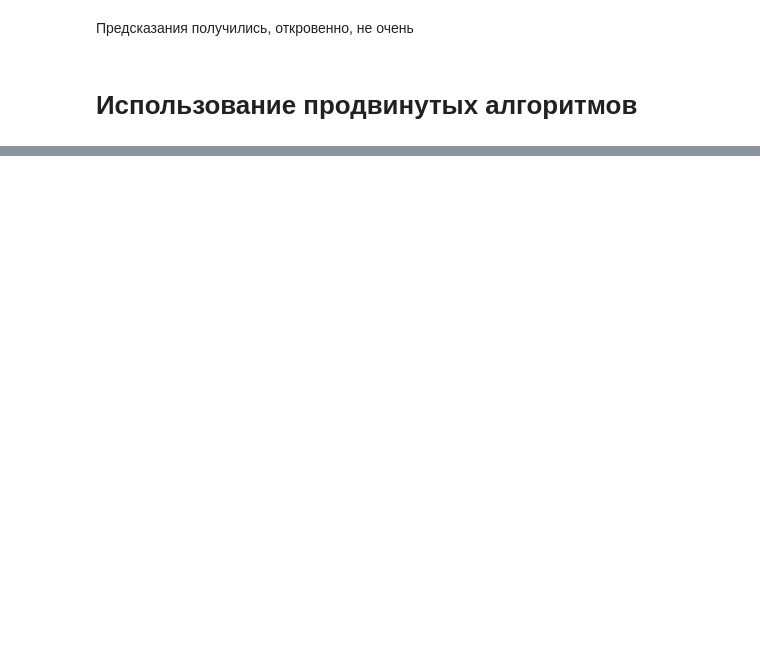
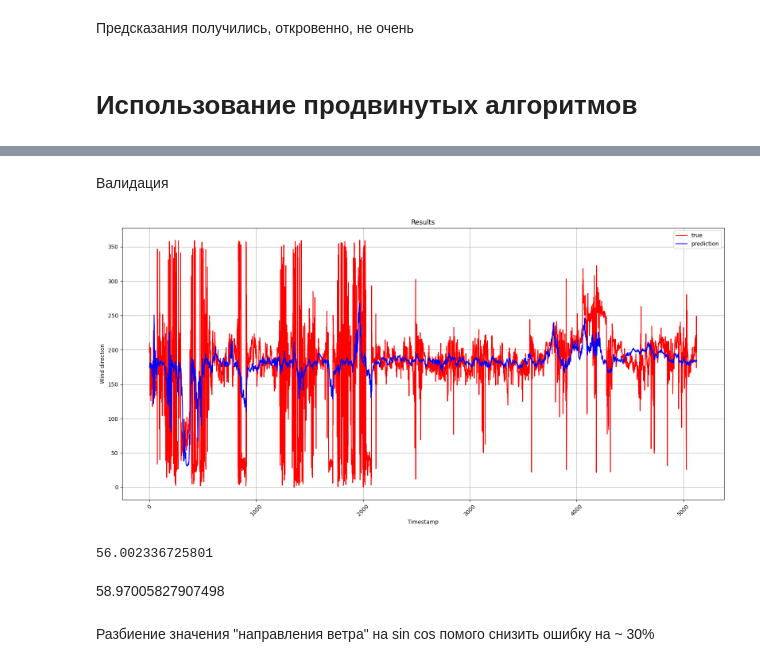
Before and after one commit to Sceptic101-tech/ITSC, a Jupyter notebook: time_series.ipynb, the cells around one changed output, grey strips where cells are left out. Drawn from its saved outputs; the diff is of its cells as text; code cells hidden in the pictures; blank space fills up the shorter version.

```diff
--- a/time_series.ipynb
+++ b/time_series.ipynb
@@ -467,0 +501,13 @@ weighted avg       0.33      0.43      0.35      5270
+# %%
+def to_degrees(cos_sin_tensor):
+    cos_value = cos_sin_tensor[:, 0]
+    sin_value = cos_sin_tensor[:, 1]
+
+    radians = torch.atan2(sin_value, cos_value)
+    degrees = radians * 180 / np.pi
+
+    return (degrees % 360).view(-1, 1)
+# %%
+model = PerceptClf(input_size, hidden_size, output_size).to(device)
+loss_fn = TrigLoss(alpha=0.4)
+optimizer = optim.Adam(model.parameters(), lr=learning_rate)
@@ -467,0 +573,20 @@ weighted avg       0.33      0.43      0.35      5270
+# %% [markdown]
+Валидация
+# %%
+def validate(loader, model):
+    loss_fn = nn.MSELoss()
+    predictions = []
+    model.eval()
+    total_mse = 0
+    with torch.no_grad():
+        for X_val, y_val in loader:
+            X_val, y_val = X_val.to(device), y_val.to(device)
+            prediction = model(X_val)
+            degree_prediction = to_degrees(prediction)
+            predictions.extend(degree_prediction.cpu().flatten().tolist())
+            total_mse += loss_fn(prediction, y_val).item()
+
+    return predictions
+# %%
+predictions = validate(valid_loader, model)
+target = to_degrees(y_valid_win).cpu().flatten().tolist()
@@ -467,0 +598,24 @@ weighted avg       0.33      0.43      0.35      5270
+# %%
+plt.figure(figsize=(16, 8))
+plt.plot(range(0,len(target)), target, linestyle='-', color='red')
+plt.plot(range(0,len(target)), predictions, linestyle='-', color='blue')
+
+plt.xlabel('Timestamp')
+plt.ylabel('Wind direction')
+plt.legend(['true', 'prediction'])
+plt.title('Results')
+plt.grid(True)
+
+plt.xticks(rotation=45)
+plt.tight_layout()
+plt.show()
+# %% [output]
+[figure, added]
+# %%
+print(valid_loss)
+# %% [output]
+56.002336725801
+# %% [markdown]
+58.97005827907498
+# %% [markdown]
+Разбиение значения "направления ветра" на sin cos помого снизить ошибку на ~ 30%
```
Also changed, not shown: parts of 43 cells of this notebook.
